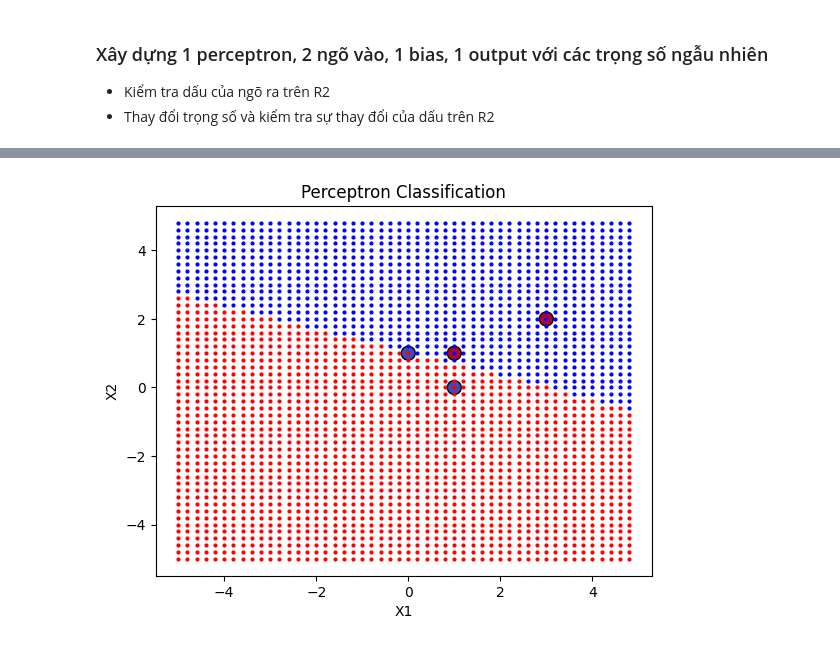
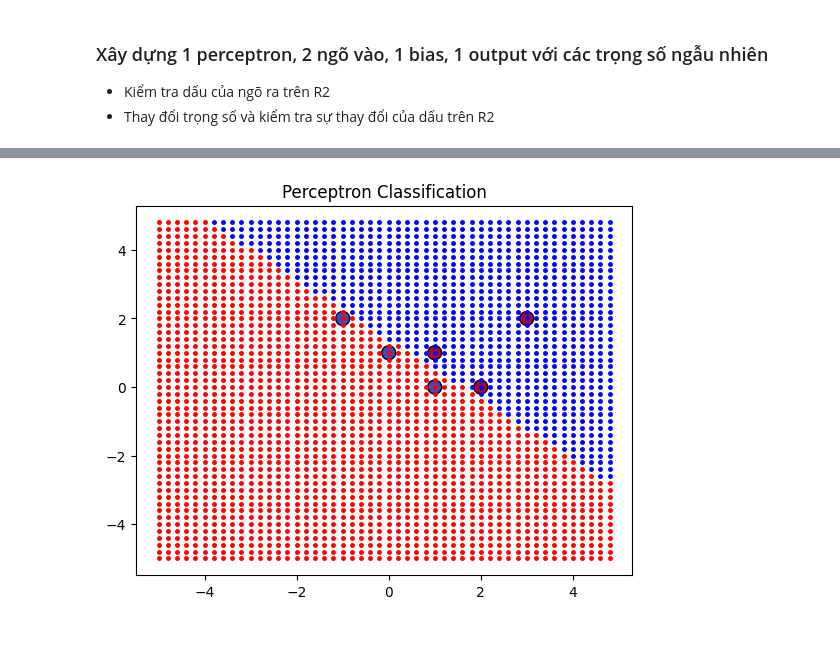
Before and after one commit to Nhunk/deeplearning, a Jupyter notebook: Perceptron.ipynb, the cells around one changed output, grey strips where cells are left out. Cells and saved outputs as stored; diff of their text form; code cells hidden in the pictures.

```diff
--- a/Perceptron.ipynb
+++ b/Perceptron.ipynb
@@ -40,40 +40,43 @@ for x1 in np.arange(-5,5,.2):
 # %%
 # Dữ liệu huấn luyện
-X_train = np.array([[1, 0], [0, 1], [1, 1], [3, 2]])  # 4 điểm dữ liệu
-y_train = np.array([0, 0, 1, 1])  # Nhãn mong muốn
+X_train = np.array([[-1,2],
+                    [1, 0],
+                    [0, 1],
+                    [2, 0] ,
+                    [1, 1],
+                    [3, 2]])  # Các điểm dữ liệu
+y_train = np.array([0, 0, 0, 1, 1, 1])  # Nhãn mong muốn
 
 # Thêm bias vào X_train
 X_train_bias = np.hstack((np.ones((X_train.shape[0], 1)), X_train))  # Thêm cột 1 cho bias
 
 # Hàm huấn luyện Perceptron
 def train_perceptron(X_train, y_train, w, learning_rate =0.1, epochs=100):
     for epoch in range(epochs):
         for i in range(X_train.shape[0]):
             x = X_train[i].reshape(-1, 1)  # Chuyển đổi x thành cột vector
             y_pred = perceptron(x[1:], w)  # Bỏ bias khi truyền vào hàm perceptron
             if y_pred != y_train[i]:  # Cập nhật trọng số khi phân loại sai
                 w = w + learning_rate*(y_train[i] - y_pred) * x
     return w
 
 # Huấn luyện Perceptron
 w = train_perceptron(X_train_bias, y_train, w)
 
 # Vẽ đồ thị phân loại
 for x1 in np.arange(-5, 5, 0.2):
     for x2 in np.arange(-5, 5, 0.2):
         x = np.array([[x1, x2]])  # Tạo điểm dữ liệu
         x = x.T  # Chuyển vị ma trận x
         a = perceptron(x, w)
         if a == 1:
-            plt.plot(x1, x2, 'bo', markersize=2)  # Điểm lớp 1
+            plt.plot(x1, x2, 'bo', markersize=2.5)  # Điểm lớp 1
         else:
-            plt.plot(x1, x2, 'ro', markersize=2)  # Điểm lớp 0
+            plt.plot(x1, x2, 'ro', markersize=2.5)  # Điểm lớp 0
 
 # Vẽ các điểm huấn luyện
 plt.scatter(X_train[:, 0], X_train[:, 1], c=y_train, cmap='coolwarm', marker='o', edgecolor='k', s=100)
 plt.title('Perceptron Classification')
-plt.xlabel('X1')
-plt.ylabel('X2')
 plt.show()
 # %% [output]
-[figure, old version]
+[figure, new version]
```
Also changed, not shown: parts of 3 cells of this notebook, 1 other file.
